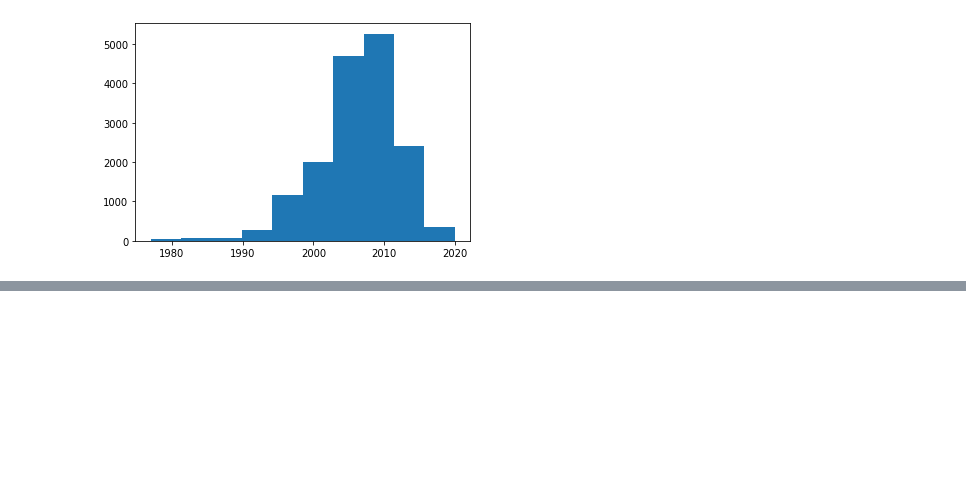
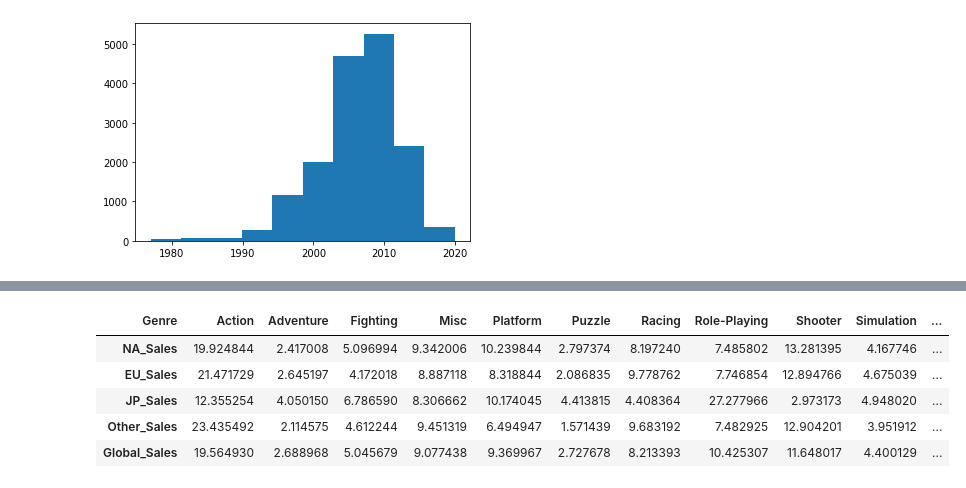
Before and after one commit to nan-park/section1_project, a Jupyter notebook: AI_section1_project.ipynb, the cells around one changed output, grey strips where cells are left out. Cells and saved outputs as stored; diff of their text form; code cells hidden in the pictures; blank space fills up the shorter version.

```diff
--- a/AI_section1_project.ipynb
+++ b/AI_section1_project.ipynb
@@ -458,0 +491,27 @@ pc = ['PC']
+# %%
+genre_list = list(group_sum.columns) # 장르 리스트
+
+ratio = group_sum.copy()  # index: 지역, column: 장르
+ratio['Sum'] = 0
+
+# for genre in genre_list:
+#   for region in sales_include_sum:
+#     ratio.loc[region, 'Sum'] += ratio.loc[region, genre]
+ratio['Sum'] = ratio.sum(axis=1)  # 위의 코드와 동일한 기능
+
+
+# for region in sales:
+#   ratio[region] = group_sum.loc[genre_list, region] / group_sum['Global_Sales'][genre_list] * 100
+for region in sales_include_sum:
+  ratio.loc[region, genre_list] = ratio.loc[region, genre_list] / ratio.loc[region, 'Sum'] * 100
+
+ratio = ratio.drop('Sum', axis=1)
+
+ratio # 지역별 장르 비율
+# %% [output]
+| Genre | Action | Adventure | Fighting | Misc | Platform | Puzzle | Racing | Role-Playing | Shooter | Simulation | ... |
+| NA_Sales | 19.924844 | 2.417008 | 5.096994 | 9.342006 | 10.239844 | 2.797374 | 8.197240 | 7.485802 | 13.281395 | 4.167746 | ... |
+| EU_Sales | 21.471729 | 2.645197 | 4.172018 | 8.887118 | 8.318844 | 2.086835 | 9.778762 | 7.746854 | 12.894766 | 4.675039 | ... |
+| JP_Sales | 12.355254 | 4.050150 | 6.786590 | 8.306662 | 10.174045 | 4.413815 | 4.408364 | 27.277966 | 2.973173 | 4.948020 | ... |
+| Other_Sales | 23.435492 | 2.114575 | 4.612244 | 9.451319 | 6.494947 | 1.571439 | 9.683192 | 7.482925 | 12.904201 | 3.951912 | ... |
+| Global_Sales | 19.564930 | 2.688968 | 5.045679 | 9.077438 | 9.369967 | 2.727678 | 8.213393 | 10.425307 | 11.648017 | 4.400129 | ... |
```
Also changed, not shown: parts of 9 cells of this notebook.
